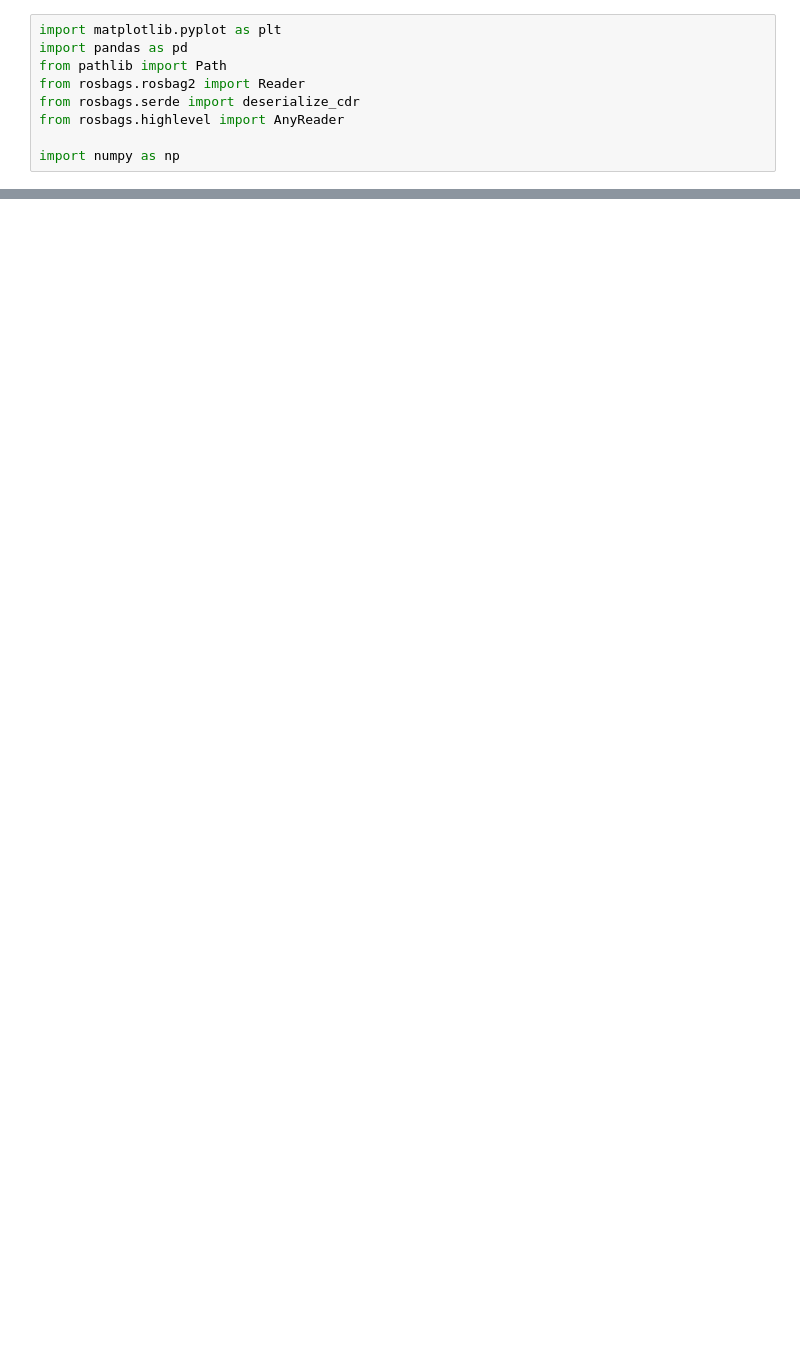
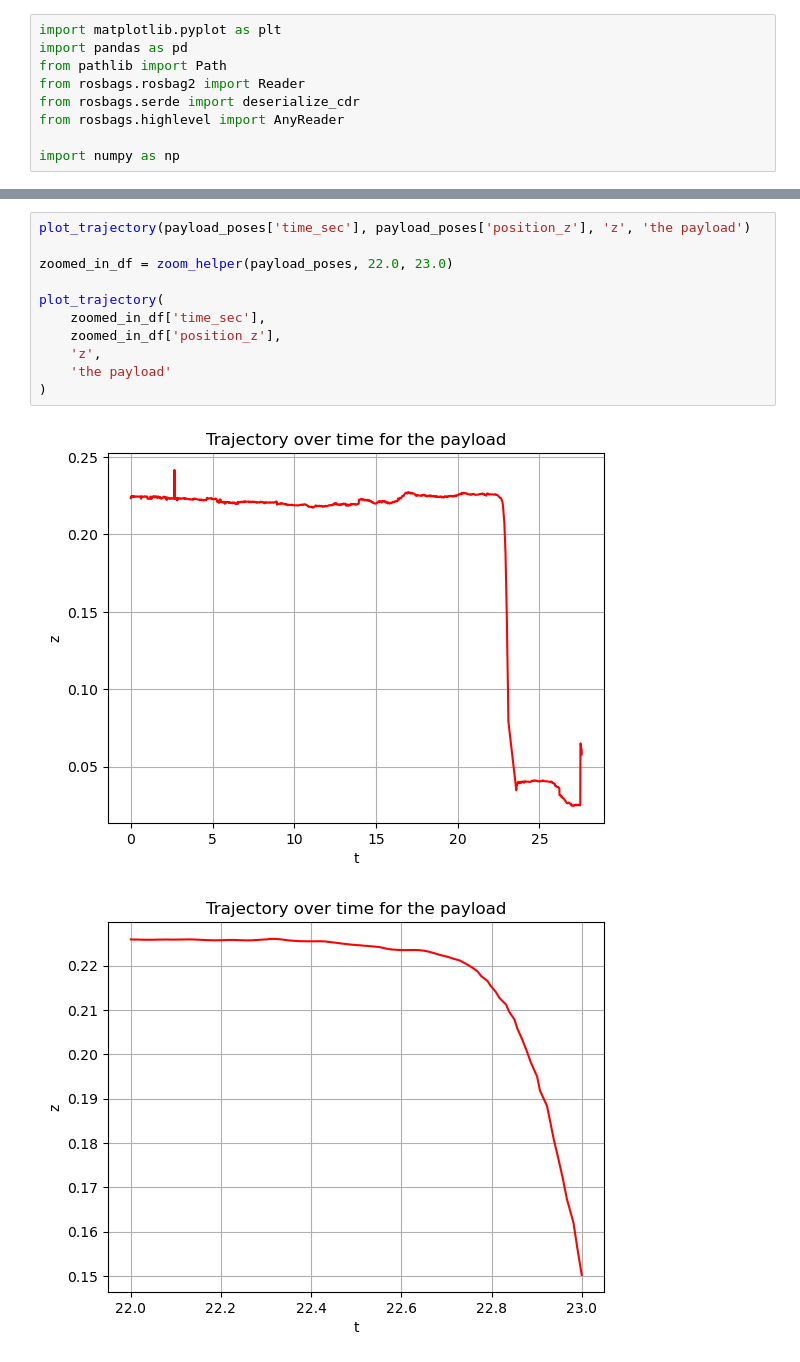
Before and after one commit to BCLab-UNM/MARIAM, a Jupyter notebook: analysis/vicon_experiments/vicon_experiments.ipynb, the cells around one changed output, grey strips where cells are left out. Cells and saved outputs as stored; diff of their text form; blank space fills up the shorter version.

```diff
--- a/analysis/vicon_experiments/vicon_experiments.ipynb
+++ b/analysis/vicon_experiments/vicon_experiments.ipynb
@@ -280,0 +293,14 @@ ross_poses[
+# %%
+plot_trajectory(payload_poses['time_sec'], payload_poses['position_z'], 'z', 'the payload')
+
+zoomed_in_df = zoom_helper(payload_poses, 22.0, 23.0)
+
+plot_trajectory(
+    zoomed_in_df['time_sec'],
+    zoomed_in_df['position_z'],
+    'z',
+    'the payload'
+)
+# %% [output]
+[figure, added]
+[figure, added]
```
Also changed, not shown: parts of 16 cells of this notebook.
